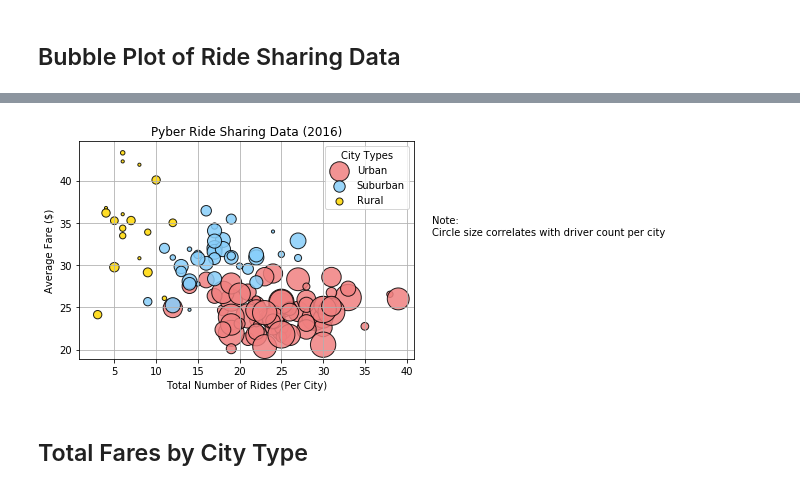
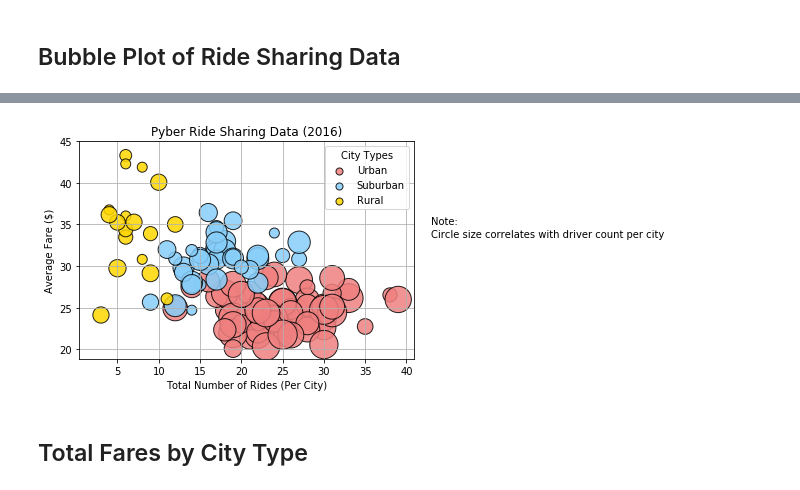
Before and after one commit to snhartje/Homework, a Jupyter notebook: 05-Matplotlib/Pyber/SHartje-05-Homework-Pyber.ipynb, the cells around one changed output, grey strips where cells are left out. Saved outputs shown, nothing was run; the diff lists cells and outputs as text; code cells hidden in the pictures.

Commit message:
Updates to bubble chart sizing and drafting oberservations

```diff
--- a/05-Matplotlib/Pyber/SHartje-05-Homework-Pyber.ipynb
+++ b/05-Matplotlib/Pyber/SHartje-05-Homework-Pyber.ipynb
@@ -31,59 +61,41 @@ pyber_df.head()
 # %%
-# Obtain the x and y coordinates for each of the three city types
-grouped_pyber_df = pyber_df.groupby(["type", "city"])
-grouped_pyber_df.count()
-
-# Average Fare ($) Per City
-Average_Fare = grouped_pyber_df["fare"].mean()
-
-# Total Number of Rides Per City
-Num_Rides = grouped_pyber_df["ride_id"].count()
-
-# Total Number of Drivers Per City
-Num_Drivers = grouped_pyber_df["driver_count"].sum()/Num_Rides
-
-# Create dataframe to easily see data as needed
-Pyber_Summary_df = pd.DataFrame(Average_Fare)
-Pyber_Summary_df["Total Number of Rides Per City"] = Num_Rides
-Pyber_Summary_df["Total Number of Drivers Per City"] = Num_Drivers
-Pyber_Summary_df = Pyber_Summary_df.rename(columns={'fare':'Average Fare Per City'})
-Pyber_Summary_df.head()
-
 Urban_x = Num_Rides["Urban"]
 Urban_y = Average_Fare["Urban"]
-Urban_z = Num_Drivers["Urban"]*10
+Urban_z = np.sqrt(Num_Drivers["Urban"])*100
 
 Suburban_x = Num_Rides["Suburban"]
 Suburban_y = Average_Fare["Suburban"]
-Suburban_z = Num_Drivers["Suburban"]*10
+Suburban_z = np.sqrt(Num_Drivers["Suburban"])*100
 
 Rural_x = Num_Rides["Rural"]
 Rural_y = Average_Fare["Rural"]
-Rural_z = Num_Drivers["Rural"]*10
+Rural_z = np.sqrt(Num_Drivers["Rural"])*100
 
 # Build the scatter plots for each city types
 Urban_Scatter = plt.scatter(Urban_x, Urban_y, marker="o", s=Urban_z, facecolors="lightcoral", edgecolors="black", alpha=0.85, label="Urban")
 Suburban_Scatter = plt.scatter(Suburban_x, Suburban_y, marker="o", s=Suburban_z, facecolors="lightskyblue", edgecolors="black", alpha=0.85, label="Suburban")
 Rural_Scatter = plt.scatter(Rural_x, Rural_y, marker="o", s=Rural_z, facecolors="gold", edgecolors="black", alpha=0.85, label="Rural")
-
 
 # Incorporate the other graph properties
 plt.grid()
 plt.title("Pyber Ride Sharing Data (2016)")
 plt.xlabel("Total Number of Rides (Per City)")
 plt.ylabel("Average Fare ($)")
 
-# Create a legend - FIX THE SIZE OF THE DOTS
-plt.legend(title="City Types", loc=1)
+# Create a legend
+lgnd = plt.legend(title="City Types", loc=1, scatterpoints = 1)
+lgnd.legendHandles[0]._sizes = [50]
+lgnd.legendHandles[1]._sizes = [50]
+lgnd.legendHandles[2]._sizes = [50]
 
 # Incorporate a text label regarding circle size
 plt.text(43, 35, "Note:")
 plt.text(43, 33.5, "Circle size correlates with driver count per city")
 
 # Save Figure
 plt.savefig("PyberBubbleChart.png")
 # %% [output]
-[figure, old version]
+[figure, new version]
 # %%
 # Show plot
 plt.show()
```
Also changed, not shown: parts of 2 cells of this notebook, 2 other files.
